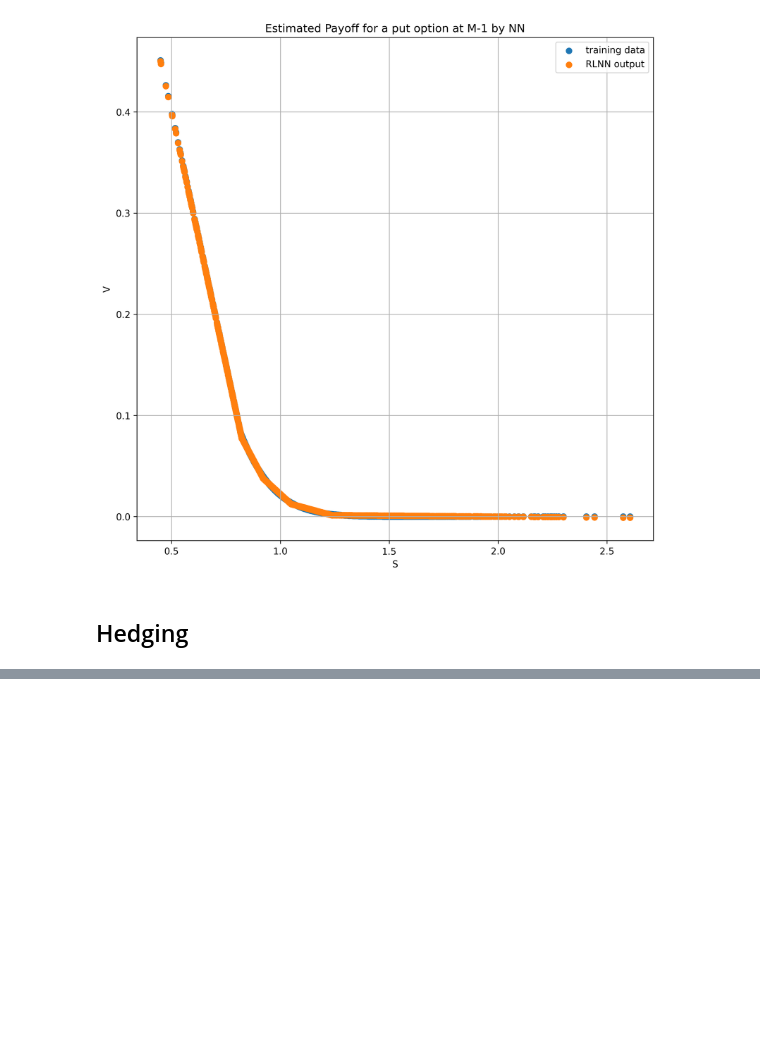
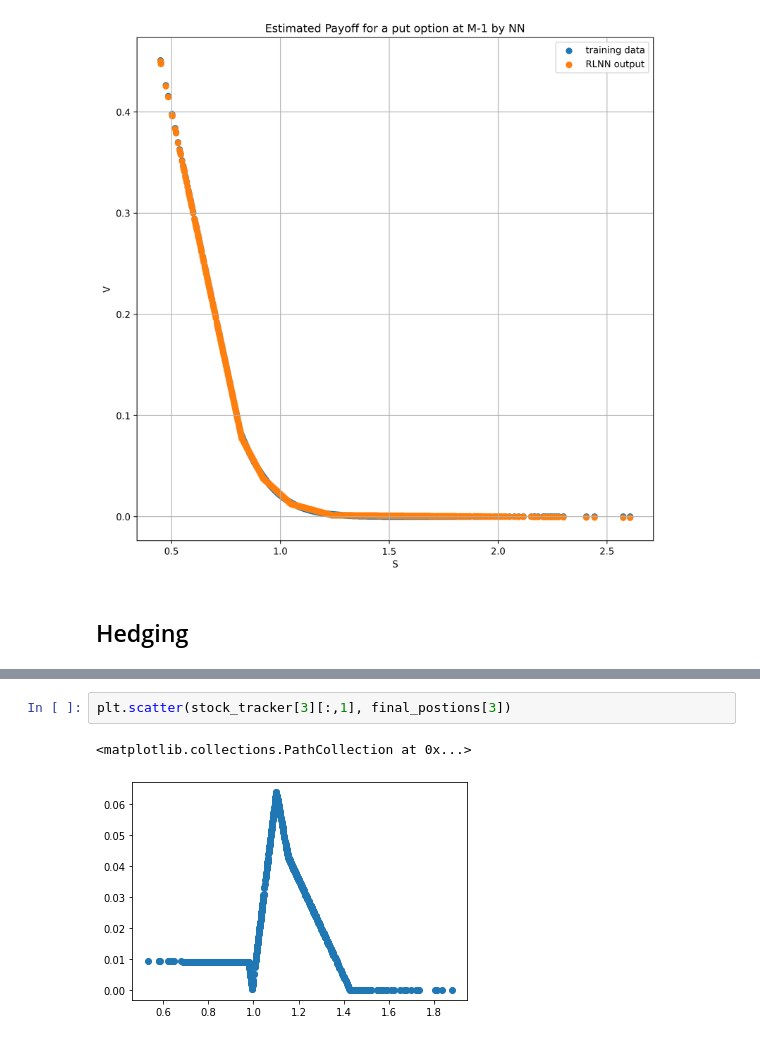
Before and after one commit to SByeUva/advance_computational_finance, a Jupyter notebook: NN-sensitivities.ipynb, the cells around one changed output, grey strips where cells are left out. Saved outputs shown, nothing was run; the diff lists cells and outputs as text; blank space fills up the shorter version.

```diff
--- a/NN-sensitivities.ipynb
+++ b/NN-sensitivities.ipynb
@@ -1171,0 +1285,5 @@ plt.savefig('figures/improvement2.jpeg')
+# %%
+plt.scatter(stock_tracker[3][:,1], final_postions[3])
+# %% [output]
+<matplotlib.collections.PathCollection at 0x...>
+[figure, added]
```
Also changed, not shown: parts of 28 cells of this notebook, 1 other file.
